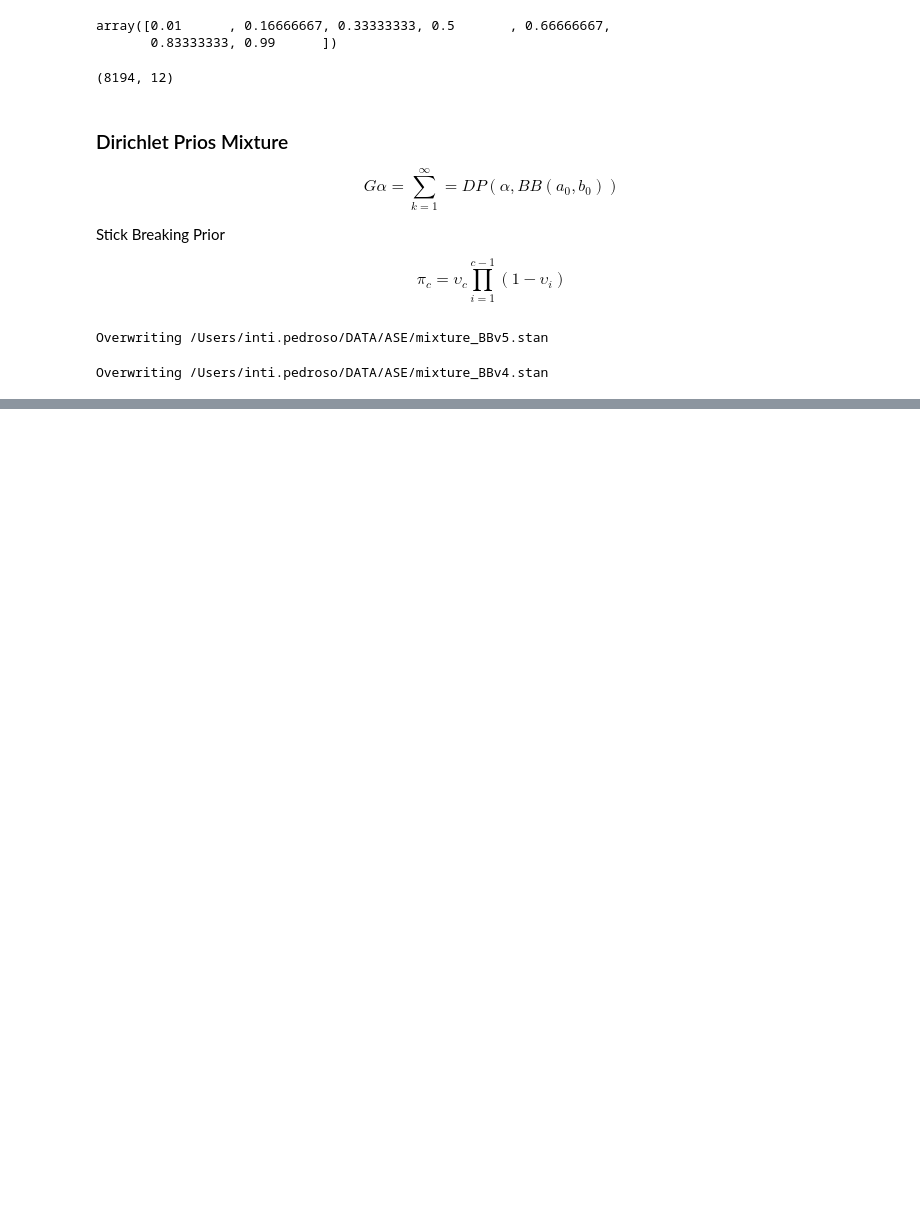
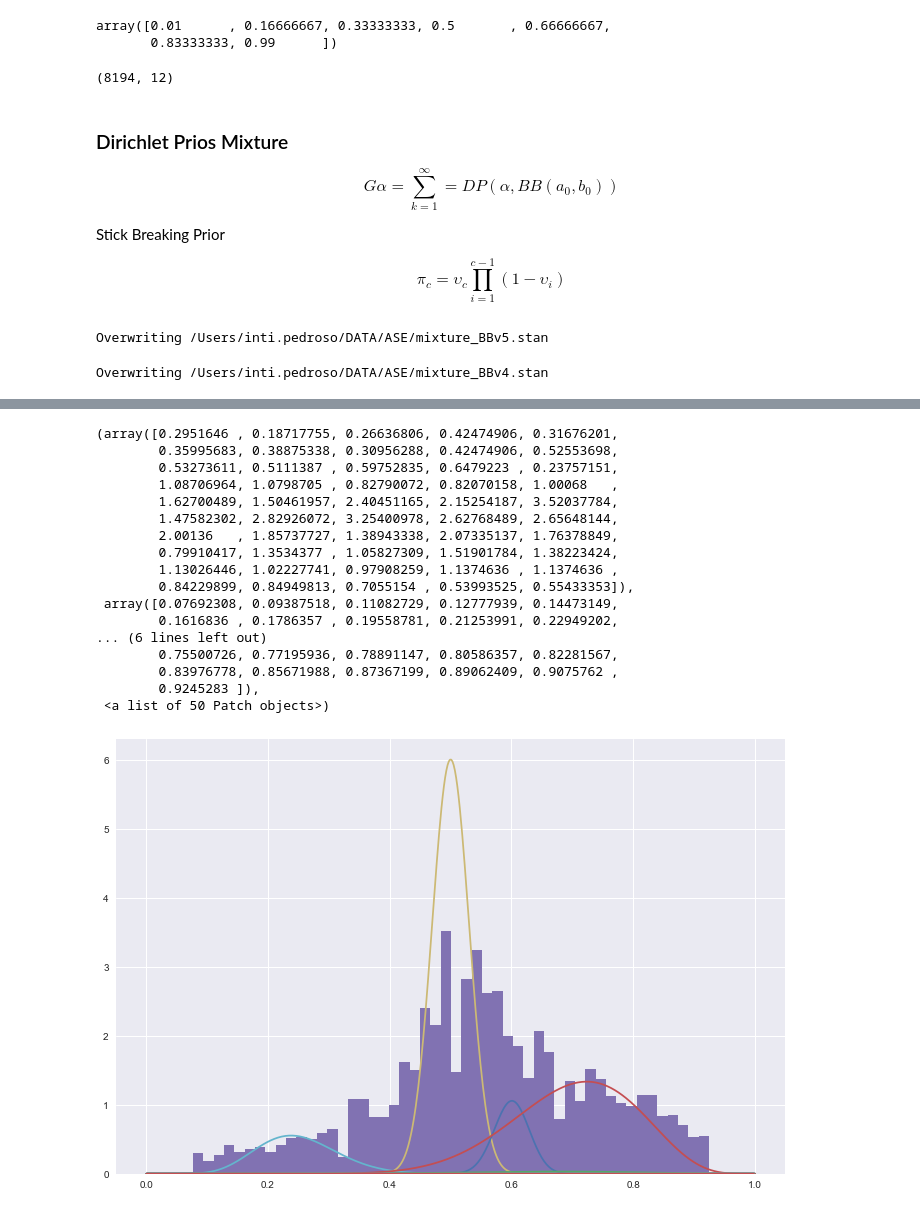
Before and after one commit to inti/ASE, a Jupyter notebook: Untitled.ipynb, the cells around one changed output, grey strips where cells are left out. Cells and saved outputs as stored; diff of their text form; code cells hidden in the pictures; blank space fills up the shorter version.

```diff
--- a/Untitled.ipynb
+++ b/Untitled.ipynb
@@ -74,7 +209,7 @@ data {
   int<lower=1> K; // total number of mixture distributions
   int<lower=0> x[N]; // counts for one allele
   int<lower=0> n[N]; // total counts for unit
-  real<lower=0,upper=1> mu[K]; // means of mixture distributions
+  vector<lower=0,upper=1>[K] mu; // means of mixture distributions
 }
 parameters {
   vector<lower=1.1>[K] M; // M_k = alpha_k + _beta_k. <lower=5,upper=1000>
@@ -91,7 +226,6 @@ transformed parameters{
       theta[j]= v[j]*(1-v[j-1])*theta[j-1]/v[j-1];
   }
   theta[K]=1-sum(theta[1:(K-1)]); // to make a simplex.
-
 }
 
 model {
@@ -99,16 +233,18 @@ model {
   real alpha[K];
   real beta[K];
   // parameters for stick breaking prior for mixture coefficients
-  //real alpha_SB; // = 1;
   vector[K] log_theta = log(theta); // cache log calculation
+
+  // Priors
+  alpha_SB ~ gamma(6,1);
+  v ~ beta(1,alpha_SB);
+  M ~ pareto(1.0, 1.5);
+
   // alpha and beta parameters for each of the K distributions
   for (k in 1:K) {
     alpha[k] = mu[k]*M[k];
     beta[k] = (1-mu[k])*M[k];
   }
-  alpha_SB~gamma(6,1);
-  v ~ beta(1,alpha_SB);
-  M ~ pareto(1.0, 1.5);
 
   // likelihood
   for (i in 1:N) {
@@ -203,7 +341,7 @@ def plot_normal(x_range, mu=0, sigma=1, cdf=False, **kwargs):
         y = ss.norm.pdf(x, mu, sigma)
     plt.plot(x, y, **kwargs)
 
-def plot_beta(x_range, alpha=1, beta=1, cdf=False, w = 1, **kwargs):
+def plot_beta(x_range, alpha=1, beta=1, cdf=False, w = 1, color=None, normalise=True, **kwargs):
     '''
     Plots the normal distribution function for a given x range
     If mu and sigma are not provided, standard normal is plotted
@@ -215,7 +353,9 @@ def plot_beta(x_range, alpha=1, beta=1, cdf=False, w = 1, **kwargs):
         y = ss.beta.cdf(x, alpha, beta)
     else:
         y = w*ss.beta.pdf(x, alpha, beta)
-    plt.plot(x, y,color='black', **kwargs)
+    if normalise:
+        y /= np.sum(y)
+    plt.plot(x, y,color=color, **kwargs)
 # %%
 sm_BB = pystan.StanModel(file="/Users/inti.pedroso/DATA/ASE/mixture_BBv4.stan")
 # %%
@@ -233,26 +374,49 @@ fit_DPM_vb = sm_BB_DPM.vb(data=dat2stan, tol_rel_obj = 1e-3)
 # %%
 x = np.linspace(0, 1, 500)
 
 model_fit = fit_DPM_vb
 
 Ms = model_fit['mean_pars'][:K]
-v = model_fit['mean_pars'][(K):(2*K)]
+v = model_fit['mean_pars'][K:(2*K)]
 theta = model_fit['mean_pars'][(2*K+1):]
 
 
 
 # dirMass = model_fit['mean_pars'][K]
 # theta = model_fit['mean_pars'][K+1:(2*K+1)]
 # = model_fit['mean_pars'][(2*K+1):]
 
-pars = pd.DataFrame([dat2stan['mu'],theta,Ms,dat2stan['mu']*Ms, (1-dat2stan['mu'])*Ms ],
+pars_df = pd.DataFrame([dat2stan['mu'],
+                        theta,
+                        Ms,
+                        dat2stan['mu']*Ms,
+                        (1-dat2stan['mu'])*Ms ],
              index=["mu","theta","M","alpha","beta"]).T
 
 for i in np.arange(len(Ms)):
-    m = pars.loc[i,"mu"]
-    M= pars.loc[i,"M"]
-    w = 1*pars.loc[i,"theta"]
-    plot_beta(x, alpha=m*M,beta=(1-m)*M, w= w)
+    m = pars_df.loc[i,"mu"]
+    M= pars_df.loc[i,"M"]
+    w = 1*pars_df.loc[:,"theta"].values[i]
+    plot_beta(x, alpha=m*M,beta=(1-m)*M, w= w, normalise=False)
 
 plt.hist(dat2stan['x']/dat2stan['n'],bins=50, density=True)
+# %% [output]
+(array([0.2951646 , 0.18717755, 0.26636806, 0.42474906, 0.31676201,
+        0.35995683, 0.38875338, 0.30956288, 0.42474906, 0.52553698,
+        0.53273611, 0.5111387 , 0.59752835, 0.6479223 , 0.23757151,
+        1.08706964, 1.0798705 , 0.82790072, 0.82070158, 1.00068   ,
+        1.62700489, 1.50461957, 2.40451165, 2.15254187, 3.52037784,
+        1.47582302, 2.82926072, 3.25400978, 2.62768489, 2.65648144,
+        2.00136   , 1.85737727, 1.38943338, 2.07335137, 1.76378849,
+        0.79910417, 1.3534377 , 1.05827309, 1.51901784, 1.38223424,
+        1.13026446, 1.02227741, 0.97908259, 1.1374636 , 1.1374636 ,
+        0.84229899, 0.84949813, 0.7055154 , 0.53993525, 0.55433353]),
+ array([0.07692308, 0.09387518, 0.11082729, 0.12777939, 0.14473149,
+        0.1616836 , 0.1786357 , 0.19558781, 0.21253991, 0.22949202,
+... (6 lines left out)
+        0.75500726, 0.77195936, 0.78891147, 0.80586357, 0.82281567,
+        0.83976778, 0.85671988, 0.87367199, 0.89062409, 0.9075762 ,
+        0.9245283 ]),
+ <a list of 50 Patch objects>)
+[figure, added]
 # %%
```
Also changed, not shown: parts of 38 cells of this notebook.
